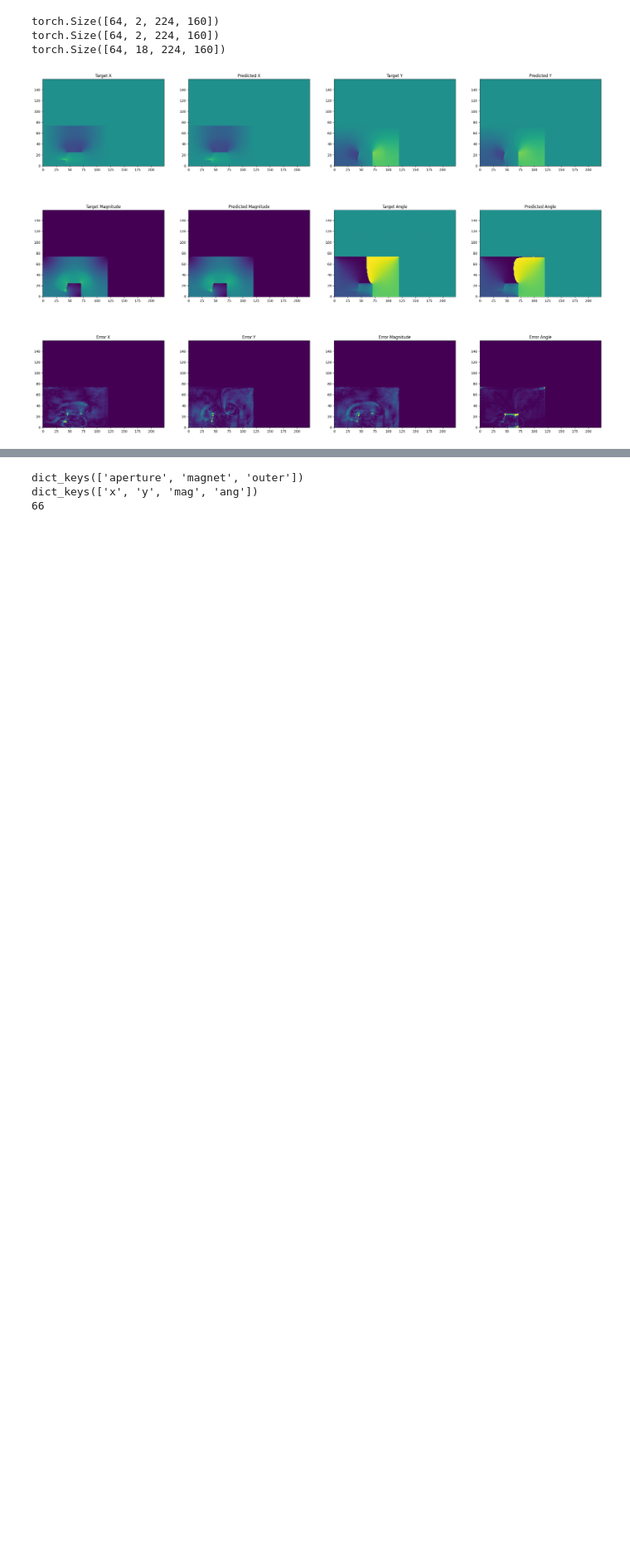
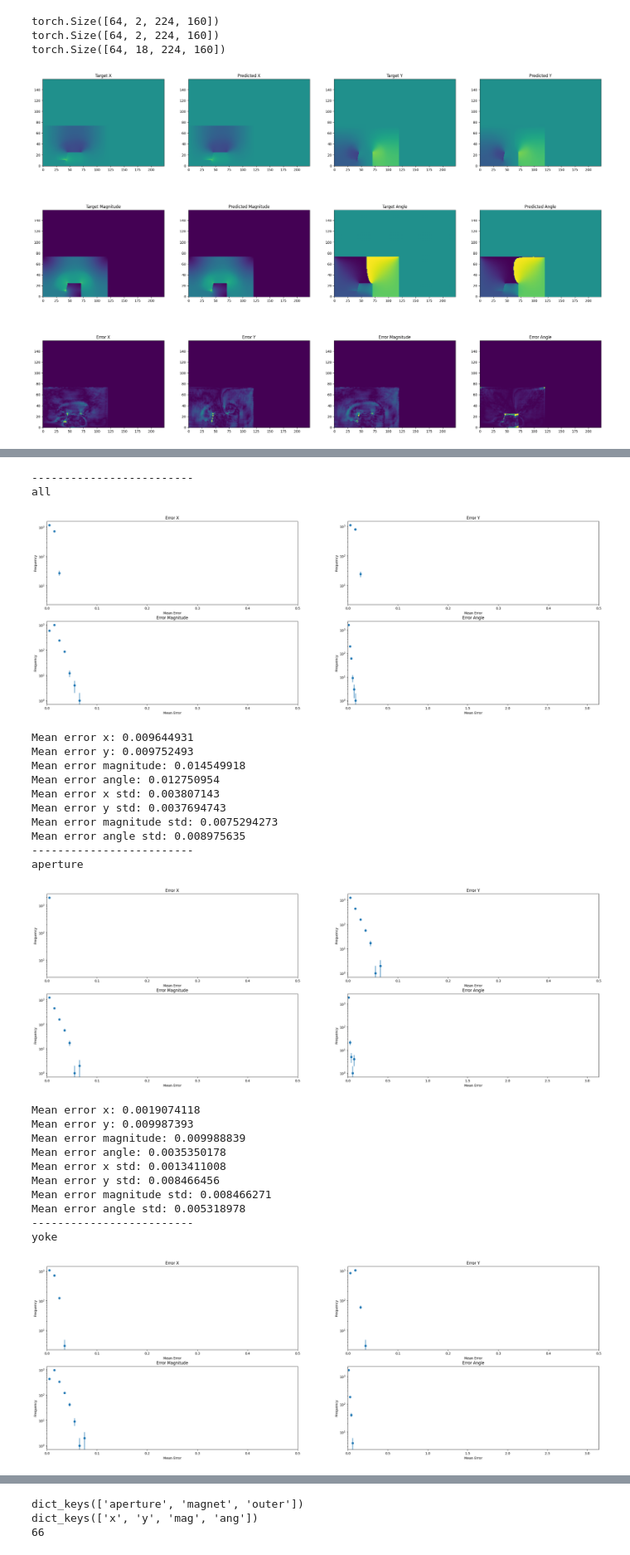
Before and after one commit to FlorianStummer/MaxAndFlorian, a Jupyter notebook: src/evaluation.ipynb, the cells around one changed output, grey strips where cells are left out. Shown at 83% size. Cells and saved outputs as stored; diff of their text form; code cells hidden in the pictures; blank space fills up the shorter version.

```diff
--- a/src/evaluation.ipynb
+++ b/src/evaluation.ipynb
@@ -284,0 +374,33 @@ Mean error angle std: 0.12994192214602854
+# %%
+# median
+getErrorHistograms(model, test_loader, figureOfMerit="all", metric="median")
+getErrorHistograms(model, test_loader, figureOfMerit="aperture", metric="median")
+getErrorHistograms(model, test_loader, figureOfMerit="yoke", metric="median")
+getErrorHistograms(model, test_loader, figureOfMerit="coil", metric="median")
+getErrorHistograms(model, test_loader, figureOfMerit="rest", metric="median")
+# %% [output]
+-------------------------
+all
+[figure, added]
+Mean error x: 0.009644931
+Mean error y: 0.009752493
+Mean error magnitude: 0.014549918
+Mean error angle: 0.012750954
+Mean error x std: 0.003807143
+Mean error y std: 0.0037694743
+Mean error magnitude std: 0.0075294273
+Mean error angle std: 0.008975635
+-------------------------
+aperture
+[figure, added]
+Mean error x: 0.0019074118
+Mean error y: 0.009987393
+Mean error magnitude: 0.009988839
+Mean error angle: 0.0035350178
+Mean error x std: 0.0013411008
+Mean error y std: 0.008466456
+Mean error magnitude std: 0.008466271
+Mean error angle std: 0.005318978
+-------------------------
+yoke
+[figure, added]
```
Also changed, not shown: parts of 6 cells of this notebook.
